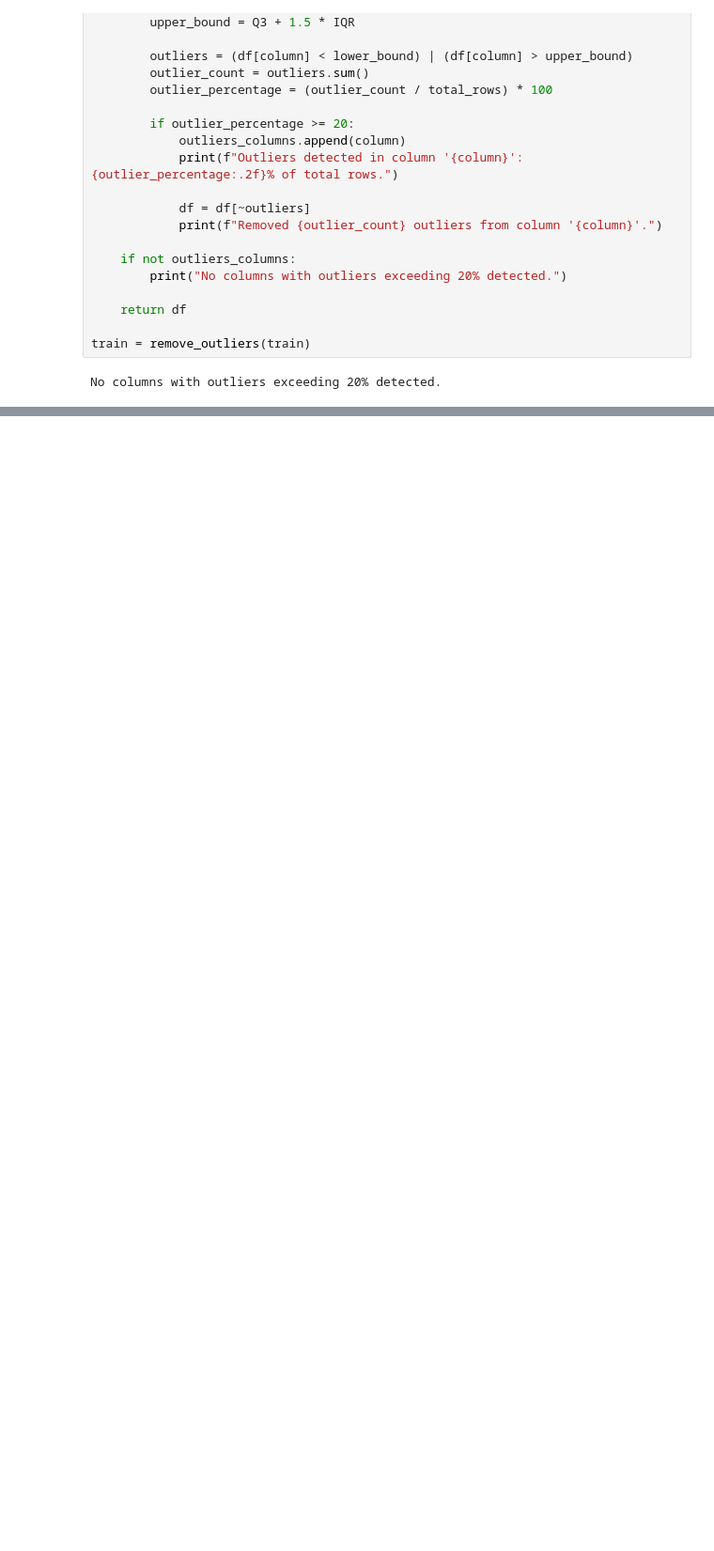
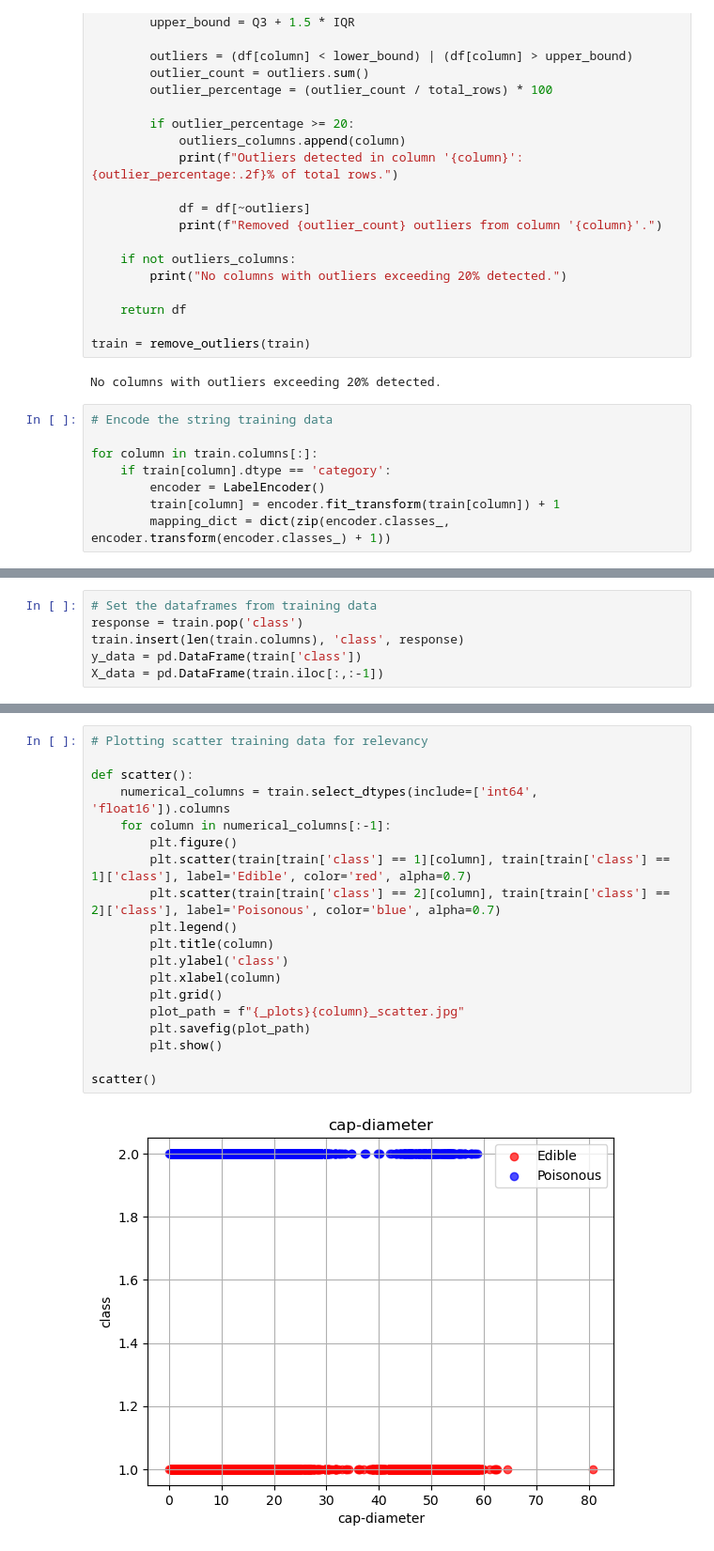
Before and after one commit to ionutzzzzz/Kaggle, a Jupyter notebook: PoisonousMushrooms/PoisonousMushrooms.ipynb, the cells around one changed output, grey strips where cells are left out. Shown at 94% size. Drawn from its saved outputs; the diff is of its cells as text; blank space fills up the shorter version.

Commit message:
Scatter plots

```diff
--- a/PoisonousMushrooms/PoisonousMushrooms.ipynb
+++ b/PoisonousMushrooms/PoisonousMushrooms.ipynb
@@ -316,3 +316,11 @@ def remove_outliers(df):
 train = remove_outliers(train)
 # %% [output]
 No columns with outliers exceeding 20% detected.
+# %%
+# Encode the string training data
+
+for column in train.columns[:]:
+    if train[column].dtype == 'category':
+        encoder = LabelEncoder()
+        train[column] = encoder.fit_transform(train[column]) + 1
+        mapping_dict = dict(zip(encoder.classes_, encoder.transform(encoder.classes_) + 1))
@@ -318,0 +345,6 @@ No columns with outliers exceeding 20% detected.
+# %%
+# Set the dataframes from training data
+response = train.pop('class')
+train.insert(len(train.columns), 'class', response)
+y_data = pd.DataFrame(train['class'])
+X_data = pd.DataFrame(train.iloc[:,:-1])
@@ -318,0 +367,21 @@ No columns with outliers exceeding 20% detected.
+# %%
+# Plotting scatter training data for relevancy
+
+def scatter():
+    numerical_columns = train.select_dtypes(include=['int64', 'float16']).columns
+    for column in numerical_columns[:-1]:
+        plt.figure()
+        plt.scatter(train[train['class'] == 1][column], train[train['class'] == 1]['class'], label='Edible', color='red', alpha=0.7)
+        plt.scatter(train[train['class'] == 2][column], train[train['class'] == 2]['class'], label='Poisonous', color='blue', alpha=0.7)
+        plt.legend()
+        plt.title(column)
+        plt.ylabel('class')
+        plt.xlabel(column)
+        plt.grid()
+        plot_path = f"{_plots}{column}_scatter.jpg"
+        plt.savefig(plot_path)
+        plt.show()
+
+scatter()
+# %% [output]
+[figure, added]
```
Also changed, not shown: parts of 8 cells of this notebook, 20 other files.
